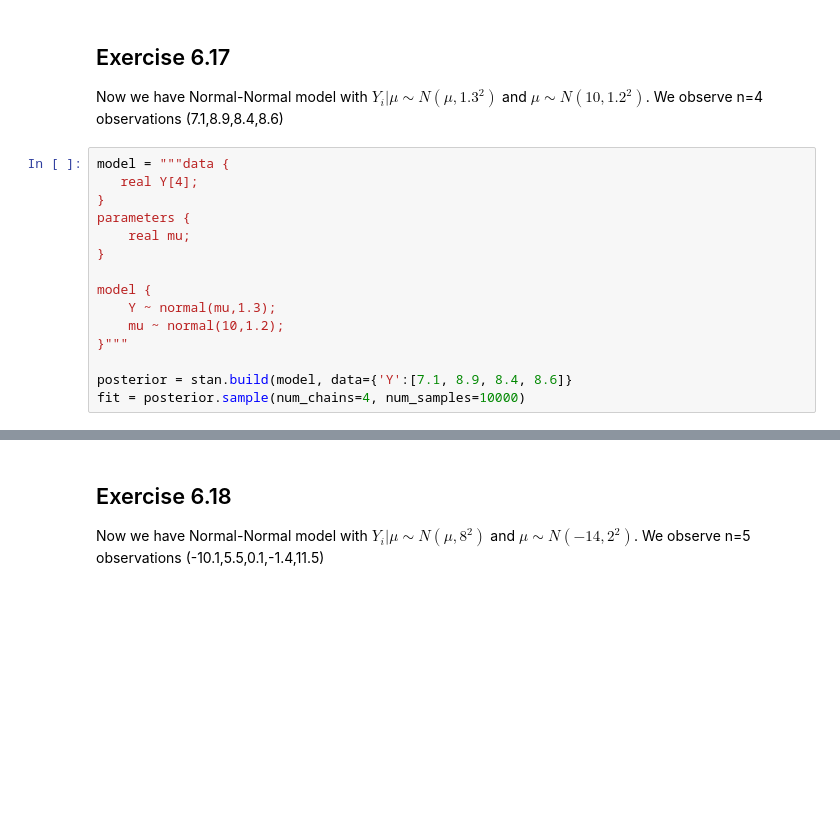
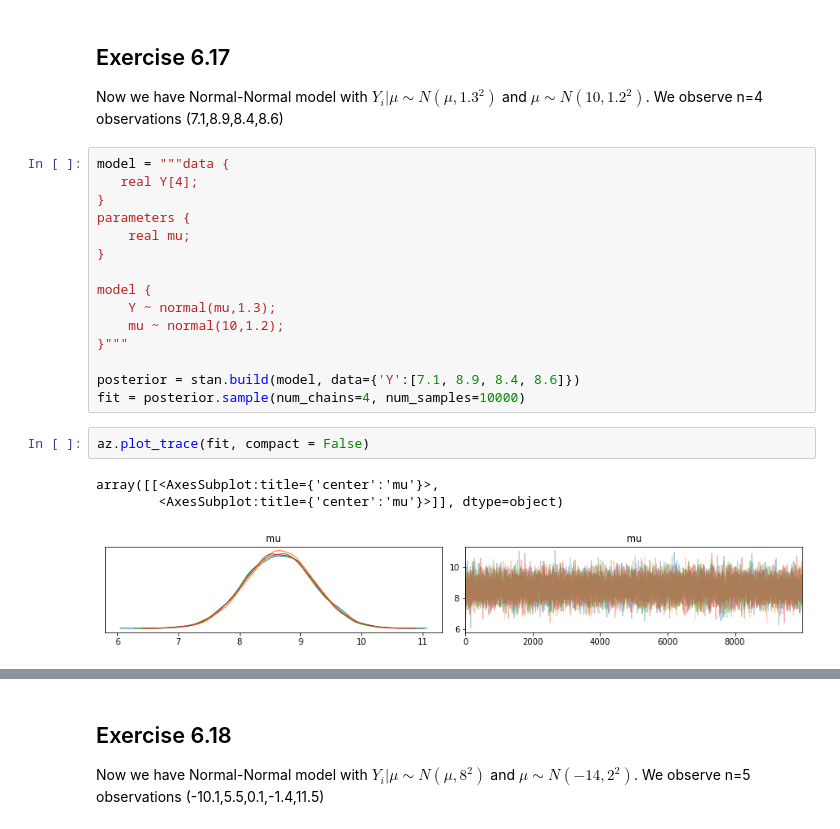
Before and after one commit to DrEntropy/BayesRulesWork, a Jupyter notebook: Chapter6.ipynb, the cells around one changed output, grey strips where cells are left out. Drawn from its saved outputs; the diff is of its cells as text; blank space fills up the shorter version.

```diff
--- a/Chapter6.ipynb
+++ b/Chapter6.ipynb
@@ -221,5 +225,11 @@ model {
     mu ~ normal(10,1.2);
 }"""
 
-posterior = stan.build(model, data={'Y':[7.1, 8.9, 8.4, 8.6]}
+posterior = stan.build(model, data={'Y':[7.1, 8.9, 8.4, 8.6]})
 fit = posterior.sample(num_chains=4, num_samples=10000)
+# %%
+az.plot_trace(fit, compact = False)
+# %% [output]
+array([[<AxesSubplot:title={'center':'mu'}>,
+        <AxesSubplot:title={'center':'mu'}>]], dtype=object)
+[figure, added]
```
Also changed, not shown: parts of 7 cells of this notebook.
